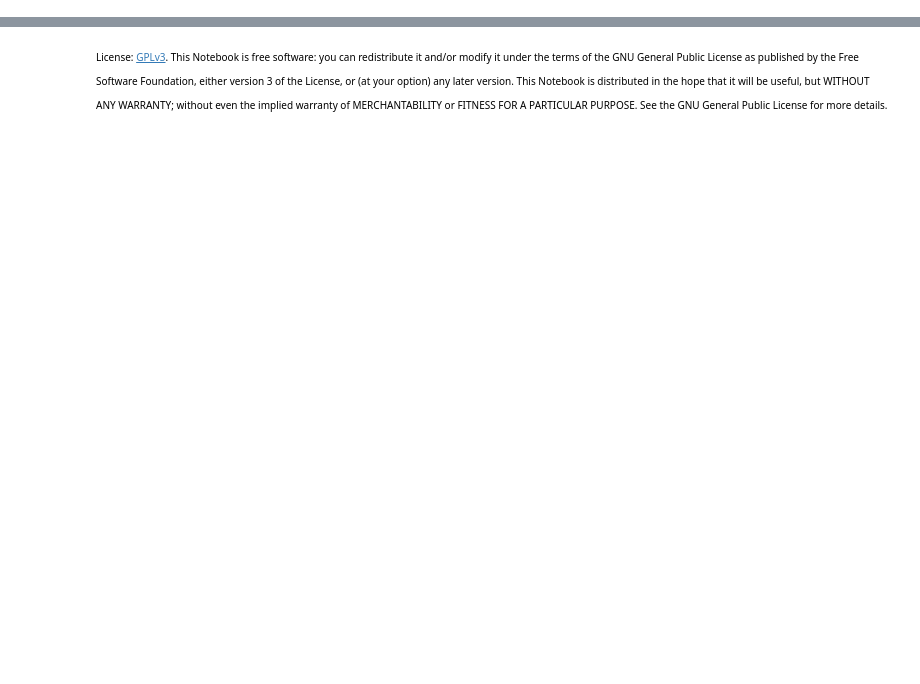
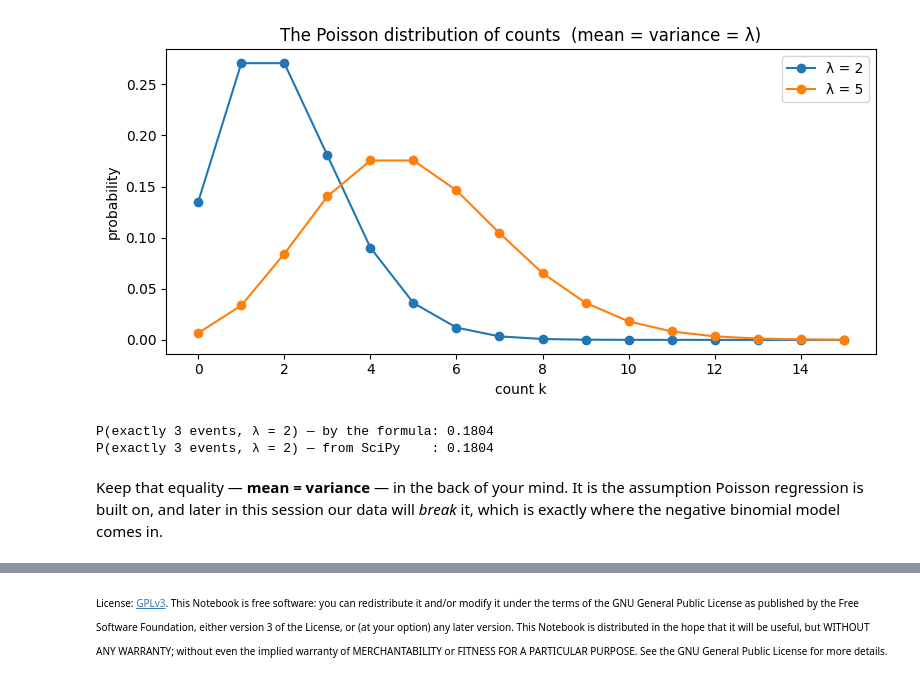
Before and after one commit to datakolektiv/AI_AnalystLAB, a Jupyter notebook: Session07/AI_AnalystLAB07.ipynb, the cells around one changed output, grey strips where cells are left out. Saved outputs shown, nothing was run; the diff lists cells and outputs as text; code cells hidden in the pictures; blank space fills up the shorter version.

```diff
--- a/Session07/AI_AnalystLAB07.ipynb
+++ b/Session07/AI_AnalystLAB07.ipynb
@@ -894,0 +144,19 @@ A short, focused list. If you watch only one video, make it the StatQuest *t-SNE
+# %%
+k = np.arange(0, 16)                         # possible counts: 0, 1, 2, ...
+for lam in [2, 5]:
+    plt.plot(k, stats.poisson.pmf(k, lam), "o-", label=f"λ = {lam}")
+plt.title("The Poisson distribution of counts  (mean = variance = λ)")
+plt.xlabel("count k"); plt.ylabel("probability"); plt.legend()
+plt.tight_layout(); plt.show()
+
+# Check the probability formula by hand against SciPy: exactly k = 3 events when the rate is λ = 2.
+lam, k_example = 2, 3
+by_hand = lam**k_example * np.exp(-lam) / np.prod(np.arange(1, k_example + 1))   # λ^k · e^(−λ) / k!
+print(f"P(exactly {k_example} events, λ = {lam}) — by the formula: {by_hand:.4f}")
+print(f"P(exactly {k_example} events, λ = {lam}) — from SciPy    : {stats.poisson.pmf(k_example, lam):.4f}")
+# %% [output]
+[figure, added]
+P(exactly 3 events, λ = 2) — by the formula: 0.1804
+P(exactly 3 events, λ = 2) — from SciPy    : 0.1804
+# %% [markdown]
+Keep that equality — **mean = variance** — in the back of your mind. It is the assumption Poisson regression is built on, and later in this session our data will *break* it, which is exactly where the negative binomial model comes in.
```
Also changed, not shown: parts of 93 cells of this notebook, 3 other files.
